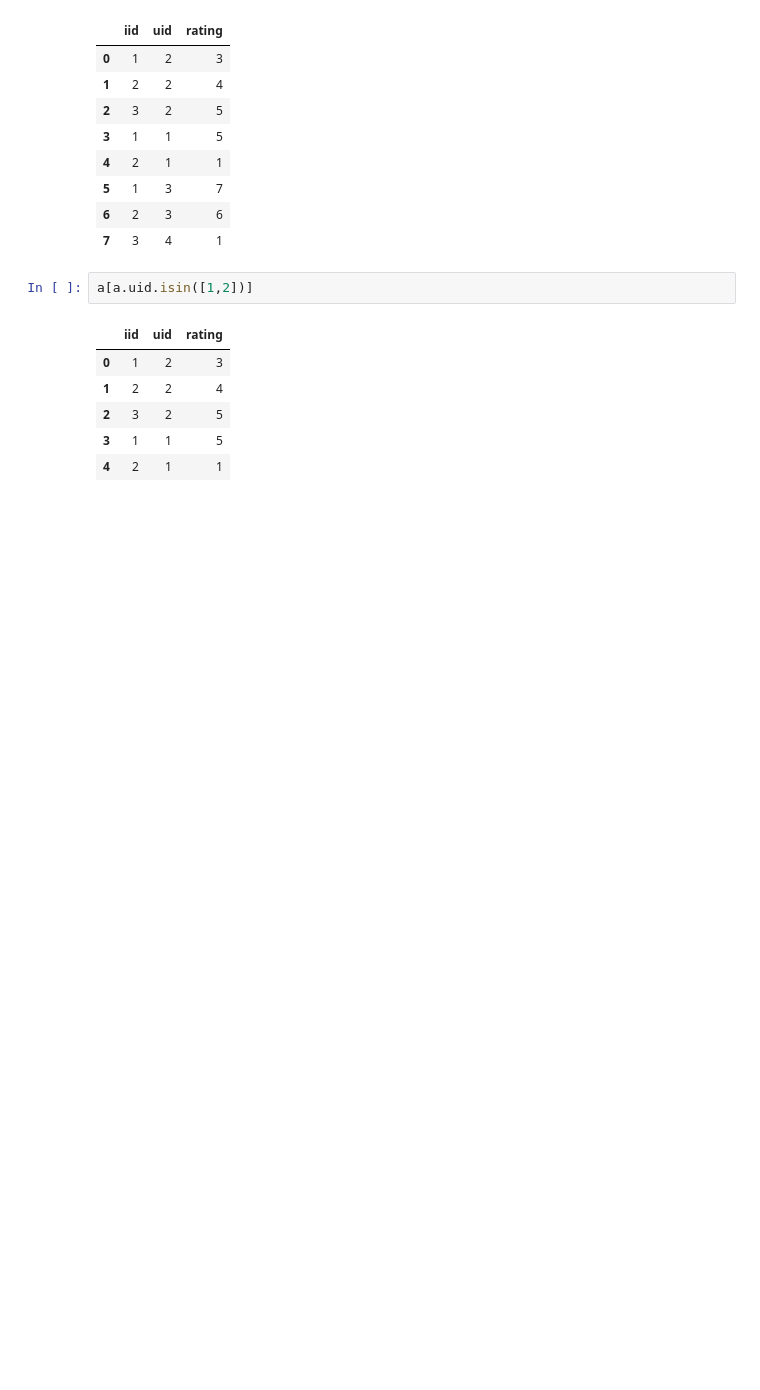
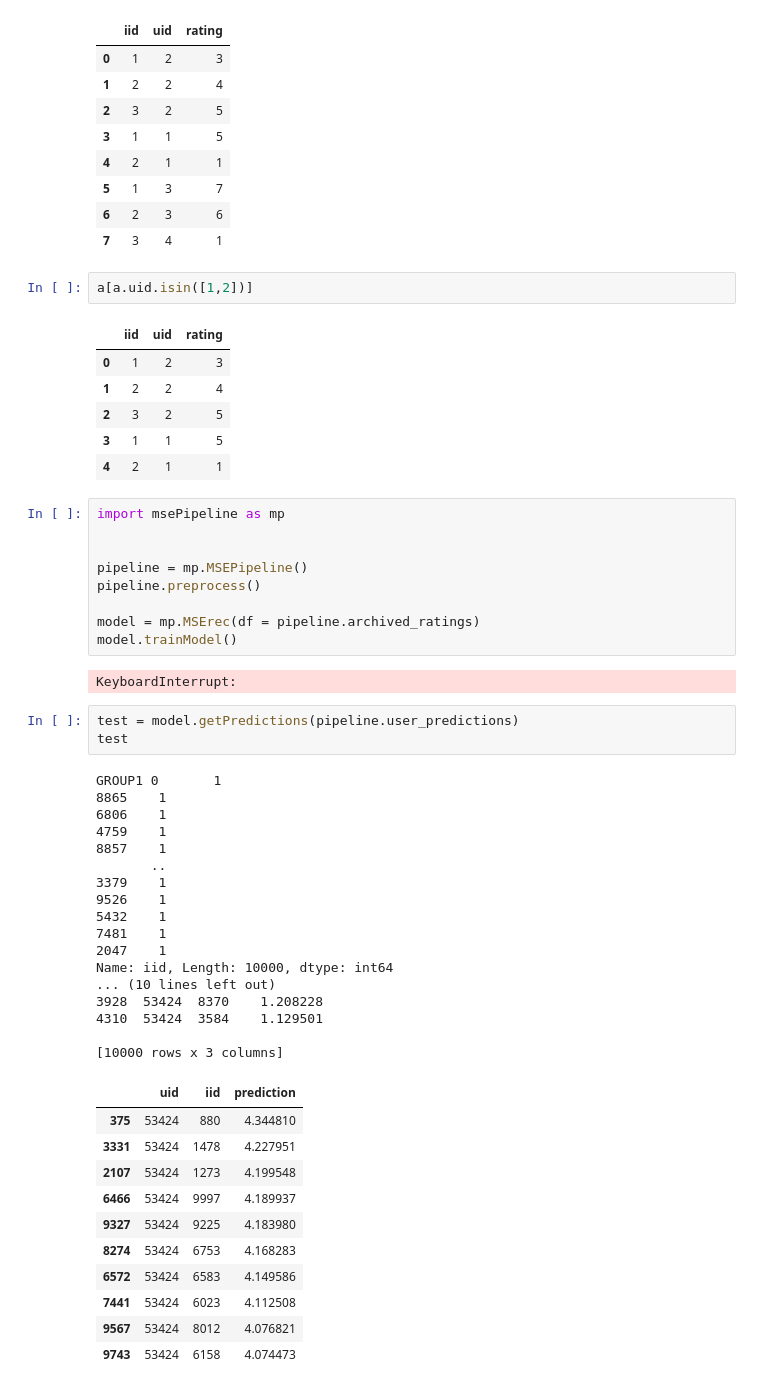
Before and after one commit to ColinB19/BookRecommender, a Jupyter notebook: fromScratch.ipynb, the cells around one changed output. Drawn from its saved outputs; the diff is of its cells as text; blank space fills up the shorter version.

```diff
--- a/fromScratch.ipynb
+++ b/fromScratch.ipynb
@@ -755,3 +762,46 @@ a[a.uid.isin([1,2])]
 | 2 | 3 | 2 | 5 |
 | 3 | 1 | 1 | 5 |
 | 4 | 2 | 1 | 1 |
+# %%
+import msePipeline as mp
+
+
+pipeline = mp.MSEPipeline()
+pipeline.preprocess()
+
+model = mp.MSErec(df = pipeline.archived_ratings)
+model.trainModel()
+# %% [output]
+KeyboardInterrupt:
+# %%
+test = model.getPredictions(pipeline.user_predictions)
+test
+# %% [output]
+GROUP1 0       1
+8865    1
+6806    1
+4759    1
+8857    1
+       ..
+3379    1
+9526    1
+5432    1
+7481    1
+2047    1
+Name: iid, Length: 10000, dtype: int64
+... (10 lines left out)
+3928  53424  8370    1.208228
+4310  53424  3584    1.129501
+
+[10000 rows x 3 columns]
+|  | uid | iid | prediction |
+| 375 | 53424 | 880 | 4.344810 |
+| 3331 | 53424 | 1478 | 4.227951 |
+| 2107 | 53424 | 1273 | 4.199548 |
+| 6466 | 53424 | 9997 | 4.189937 |
+| 9327 | 53424 | 9225 | 4.183980 |
+| 8274 | 53424 | 6753 | 4.168283 |
+| 6572 | 53424 | 6583 | 4.149586 |
+| 7441 | 53424 | 6023 | 4.112508 |
+| 9567 | 53424 | 8012 | 4.076821 |
+| 9743 | 53424 | 6158 | 4.074473 |
```
Also changed, not shown: parts of 4 cells of this notebook, 2 other files.
